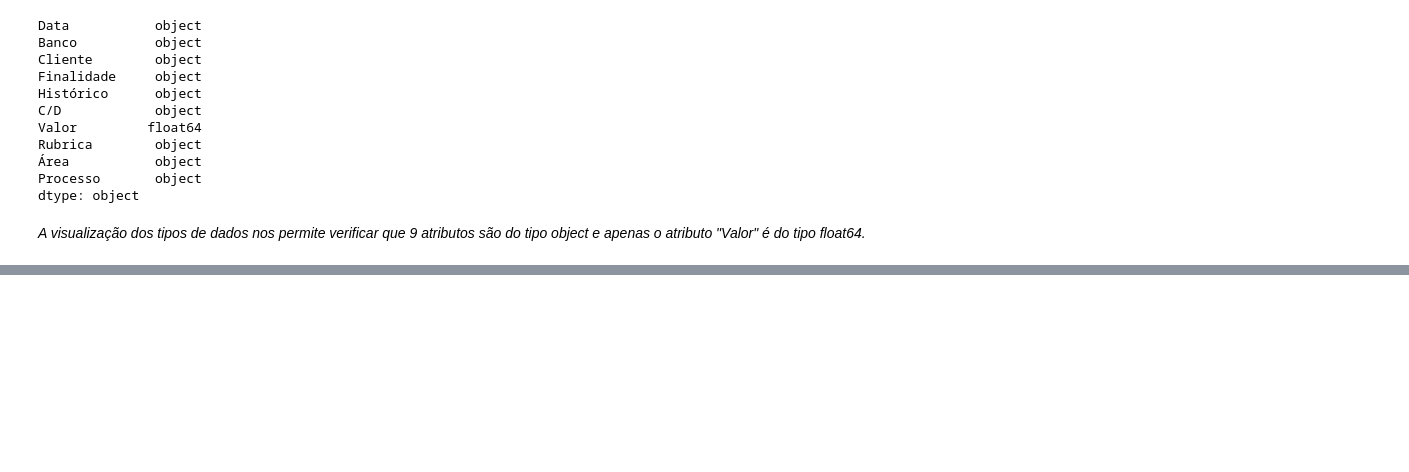
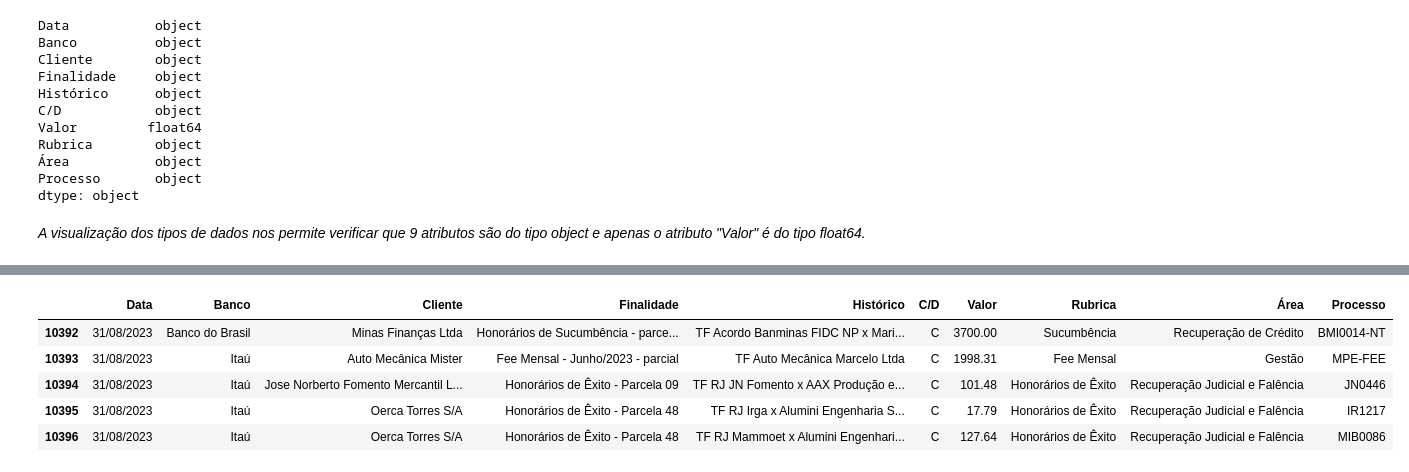
Before and after one commit to PedroHudson/PUC_MVP3, a Jupyter notebook: MVP_Engenharia_de_Dados.ipynb, the cells around one changed output, grey strips where cells are left out. Saved outputs shown, nothing was run; the diff lists cells and outputs as text; code cells hidden in the pictures; blank space fills up the shorter version.

```diff
--- a/MVP_Engenharia_de_Dados.ipynb
+++ b/MVP_Engenharia_de_Dados.ipynb
@@ -93,0 +103,10 @@ dtype: object
+# %%
+# Visualização das últimas linhas do dataframe
+dataset.tail()
+# %% [output]
+|  | Data | Banco | Cliente | Finalidade | Histórico | C/D | Valor | Rubrica | Área | Processo |
+| 10392 | 31/08/2023 | Banco do Brasil | Minas Finanças Ltda | Honorários de Sucumbência - parce... | TF Acordo Banminas FIDC NP x Mari... | C | 3700.00 | Sucumbência | Recuperação de Crédito | BMI0014-NT |
+| 10393 | 31/08/2023 | Itaú | Auto Mecânica Mister | Fee Mensal - Junho/2023 - parcial | TF Auto Mecânica Marcelo Ltda | C | 1998.31 | Fee Mensal | Gestão | MPE-FEE |
+| 10394 | 31/08/2023 | Itaú | Jose Norberto Fomento Mercantil L... | Honorários de Êxito - Parcela 09 | TF RJ JN Fomento x AAX Produção e... | C | 101.48 | Honorários de Êxito | Recuperação Judicial e Falência | JN0446 |
+| 10395 | 31/08/2023 | Itaú | Oerca Torres S/A | Honorários de Êxito - Parcela 48 | TF RJ Irga x Alumini Engenharia S... | C | 17.79 | Honorários de Êxito | Recuperação Judicial e Falência | IR1217 |
+| 10396 | 31/08/2023 | Itaú | Oerca Torres S/A | Honorários de Êxito - Parcela 48 | TF RJ Mammoet x Alumini Engenhari... | C | 127.64 | Honorários de Êxito | Recuperação Judicial e Falência | MIB0086 |
```
Also changed, not shown: parts of 2 cells of this notebook.
